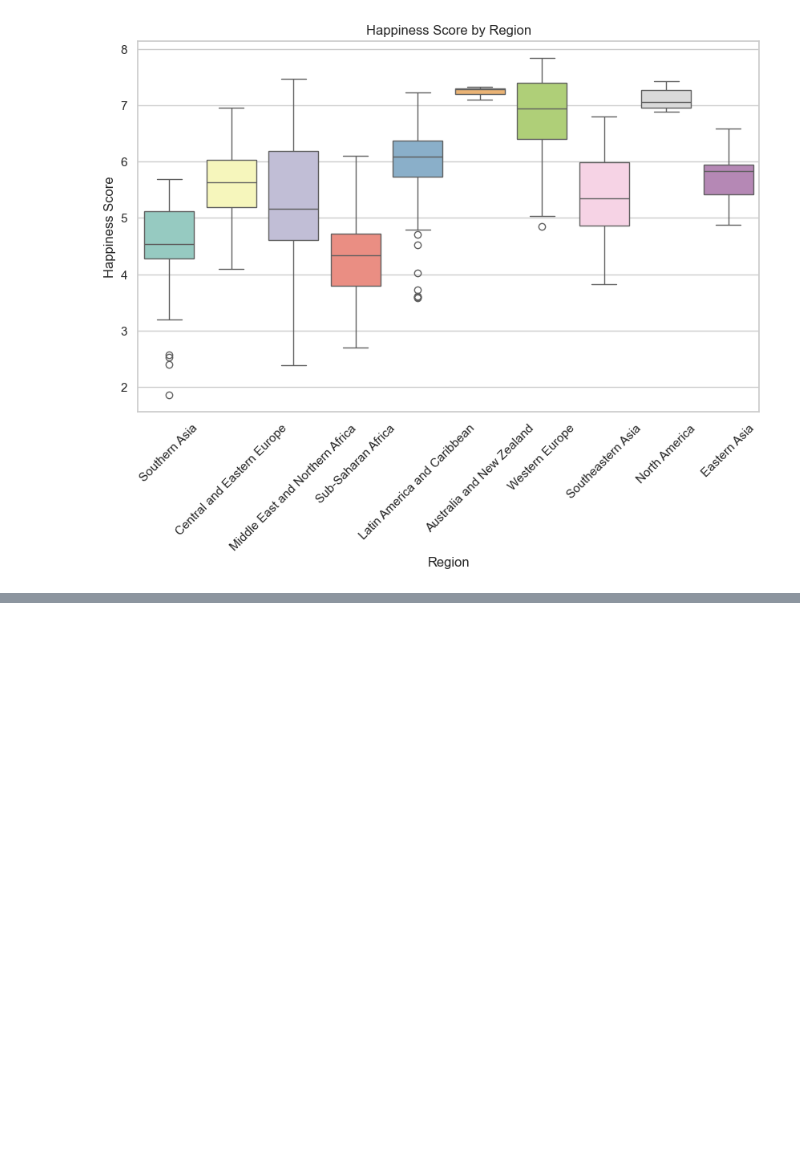
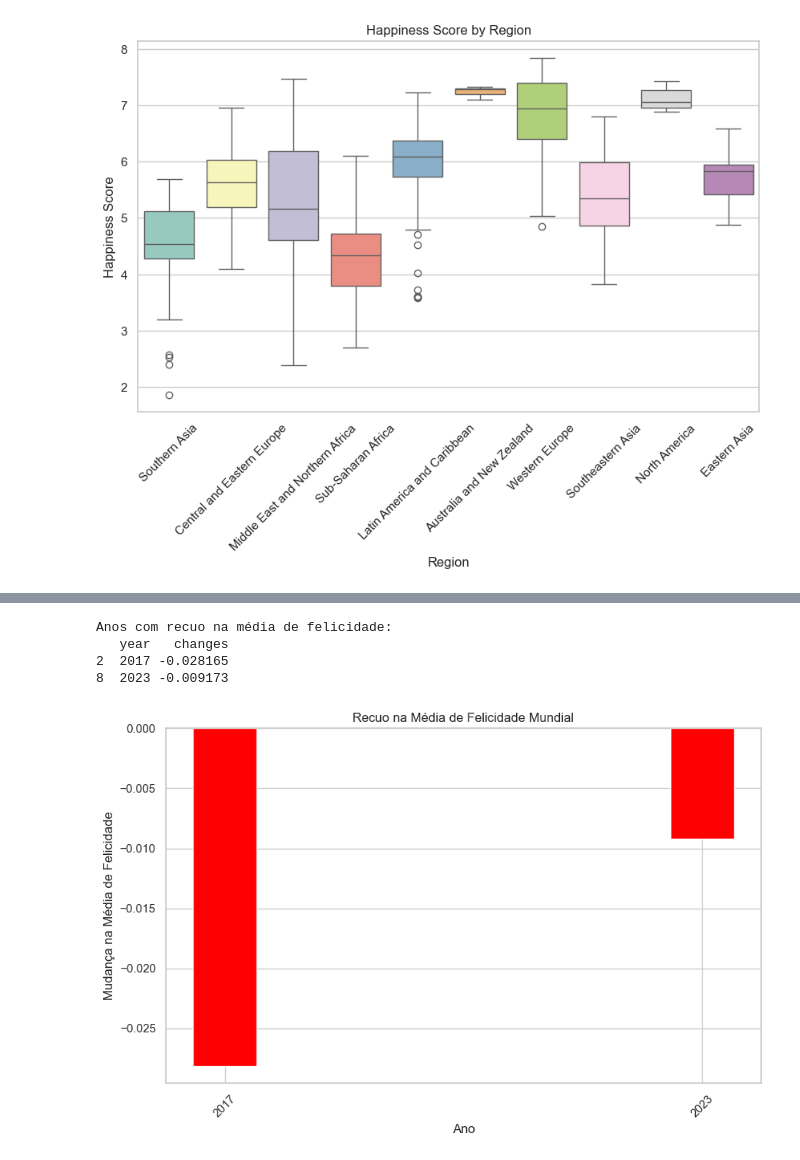
Before and after one commit to hjmartins/World-Happines-Analysis, a Jupyter notebook: notebooks/cleaning-and-eda.ipynb, the cells around one changed output, grey strips where cells are left out. Saved outputs shown, nothing was run; the diff lists cells and outputs as text; code cells hidden in the pictures; blank space fills up the shorter version.

```diff
--- a/notebooks/cleaning-and-eda.ipynb
+++ b/notebooks/cleaning-and-eda.ipynb
@@ -134,0 +160,17 @@ Passing `palette` without assigning `hue` is deprecated and will be removed in v
+# %%
+recuo = year_averages[year_averages['changes'] < 0]
+print("Anos com recuo na média de felicidade:")
+print(recuo[['year', 'changes']])
+
+plt.bar(recuo['year'], recuo['changes'], color='red')
+plt.title('Recuo na Média de Felicidade Mundial')
+plt.xlabel('Ano')
+plt.ylabel('Mudança na Média de Felicidade')
+plt.xticks(recuo['year'], rotation=45)
+plt.show()
+# %% [output]
+Anos com recuo na média de felicidade:
+   year   changes
+2  2017 -0.028165
+8  2023 -0.009173
+[figure, added]
```
Also changed, not shown: parts of 4 cells of this notebook, 1 other file.
